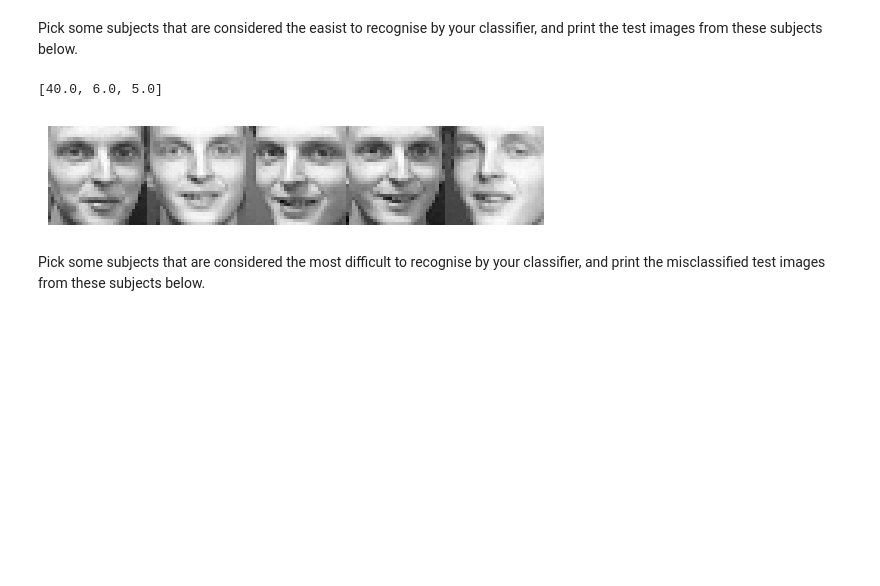
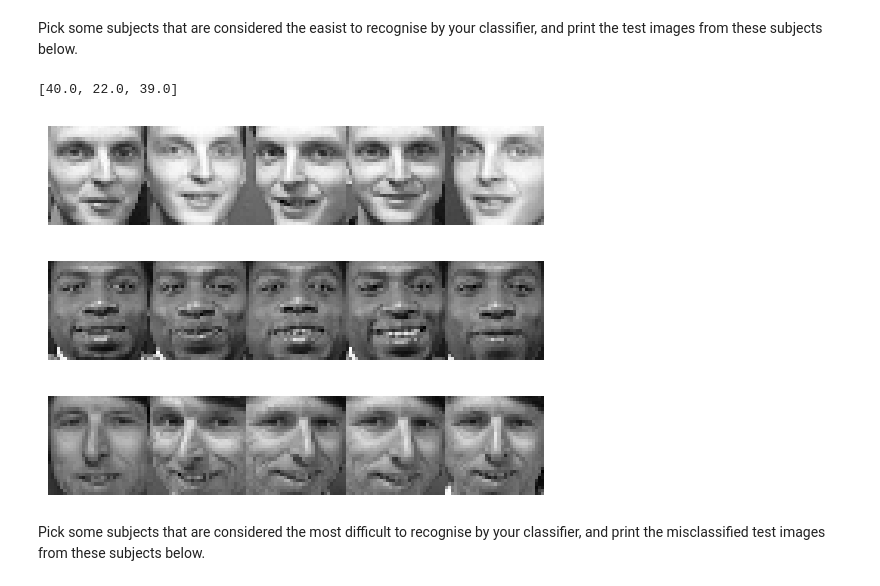
Before and after one commit to Ray7788/MachineLearning, a Jupyter notebook: Lab3_S/24112-Lab2-S-Practice2.ipynb, the cells around one changed output. Cells and saved outputs as stored; diff of their text form; code cells hidden in the pictures; blank space fills up the shorter version.

```diff
--- a/Lab3_S/24112-Lab2-S-Practice2.ipynb
+++ b/Lab3_S/24112-Lab2-S-Practice2.ipynb
@@ -306,25 +337,29 @@ print(pred)
 # %%
 true, predicted = np.array_split(true, 40), np.array_split(pred, 40)
 difficulty_list = np.zeros(shape=(len(true), 2))
 
 for i in range(len(true)):
     difficulty_list[i][0]=i+1
     difficulty_list[i][1]=np.sum(true[i]==predicted[i])
 
 # The classes with the highest error rates locates at the beginning
 # And the classes with the lowest error rates or none locates at the end
 difficulty_list = difficulty_list[difficulty_list[:,1].argsort()]
 
 easier_samples = []
 easier_samples.append(difficulty_list[len(difficulty_list)-1][0])
 easier_samples.append(difficulty_list[len(difficulty_list)-2][0])
 easier_samples.append(difficulty_list[len(difficulty_list)-3][0])
 
 print(easier_samples)
 show_faces(te_data[:int(easier_samples[0])*5][int(easier_samples[0])*5-5:], num_per_row=5)
+show_faces(te_data[:int(easier_samples[1])*5][int(easier_samples[1])*5-5:], num_per_row=5)
+show_faces(te_data[:int(easier_samples[2])*5][int(easier_samples[2])*5-5:], num_per_row=5)
 # %% [output]
-[40.0, 6.0, 5.0]
+[40.0, 22.0, 39.0]
-[figure, old version]
+[figure, new version]
+[figure, added]
+[figure, added]
 # %% [markdown]
  Pick some subjects that are considered the most difficult to recognise by your classifier, and print the misclassified test images from these subjects below.
 # %%
```
Also changed, not shown: parts of 16 cells of this notebook.
